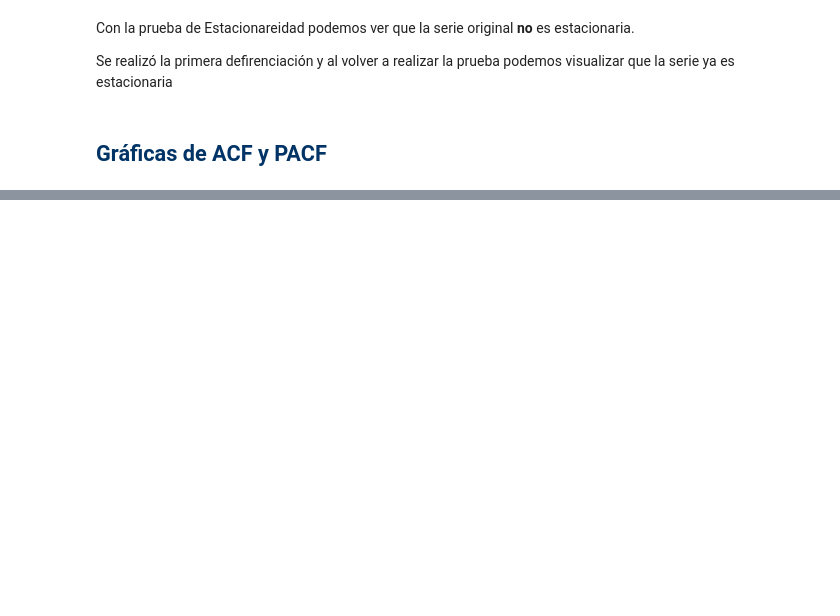
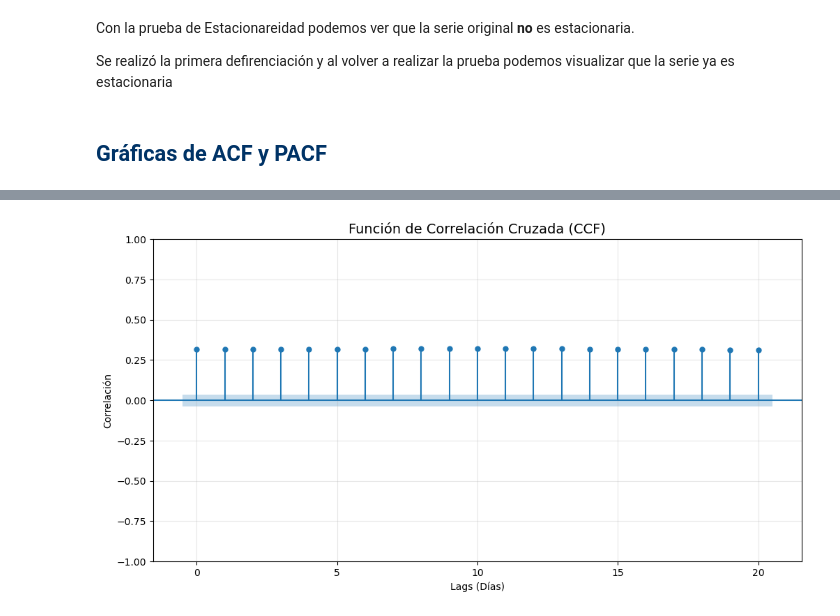
Before and after one commit to Moni-Ib/Examen1_ModelosNoLineales, a Jupyter notebook: Examen1.ipynb, the cells around one changed output, grey strips where cells are left out. Saved outputs shown, nothing was run; the diff lists cells and outputs as text; code cells hidden in the pictures; blank space fills up the shorter version.

```diff
--- a/Examen1.ipynb
+++ b/Examen1.ipynb
@@ -237,0 +460,16 @@ fig.show()
+# %%
+from fredapi import Fred
+
+# Tasa objetivo de EU
+API_KEY = '5971983c33e5c55ccba85f8742864ef5 '
+
+# Consultar la serie desde fred
+fred = Fred(api_key=API_KEY)
+
+tasa_us = fred.get_series("FEDFUNDS")
+
+# Hazerlo df
+tasa_us = tasa_us.to_frame(name="tasa_us")
+tasa_us.index = pd.to_datetime(tasa_us.index)
+
+tasa_us.head()
@@ -237,0 +483,13 @@ fig.show()
+# %%
+# Convertir a frecuencia business
+tasa_mx = tasa_mx.asfreq("B").ffill()
+tasa_us = tasa_us.asfreq("B").ffill()
+
+# Unir con el fix
+df = df.join(tasa_mx).join(tasa_us)
+
+# Crear diferencial
+df["diff_tasas"] = df["tasa_mx"] - df["tasa_us"]
+
+df = df.dropna()
+df
@@ -237,0 +511,17 @@ fig.show()
+# %%
+from statsmodels.graphics.tsaplots import plot_ccf
+ccf_data = df[['tipo_cambio', 'diff_tasas']].dropna()
+
+fig, ax = plt.subplots(figsize=(12, 6))
+
+# Importante: Usamos las series limpias (sin NaNs)
+# Ponemos diff_tasas primero para ver cómo afecta a los Pasajeros (tipo_cambio)
+plot_ccf(ccf_data['diff_tasas'], ccf_data['tipo_cambio'], lags=20, ax=ax, alpha=0.05)
+
+plt.title("Función de Correlación Cruzada (CCF)", fontsize=14)
+plt.xlabel("Lags (Días)")
+plt.ylabel("Correlación")
+plt.grid(alpha=0.3)
+plt.show()
+# %% [output]
+[figure, added]
```
Also changed, not shown: parts of 19 cells of this notebook.
